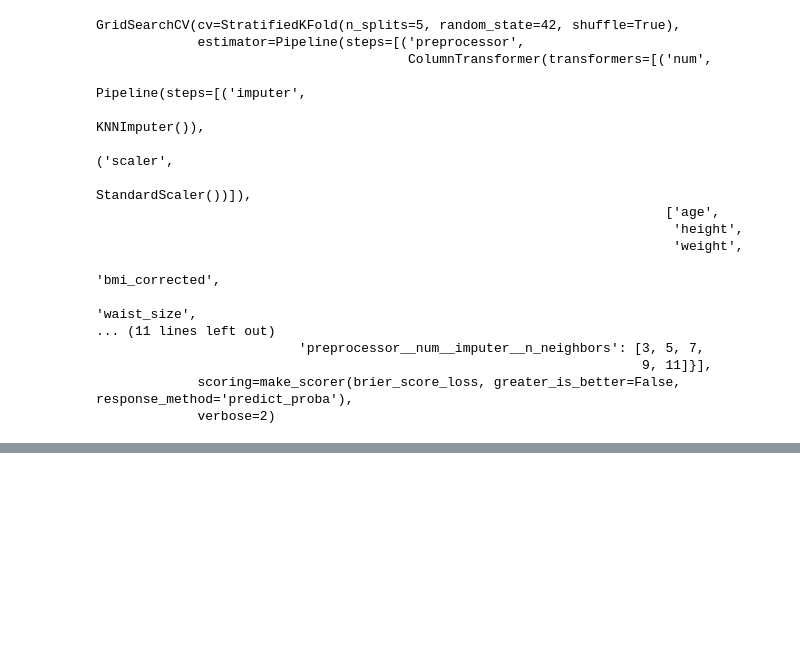
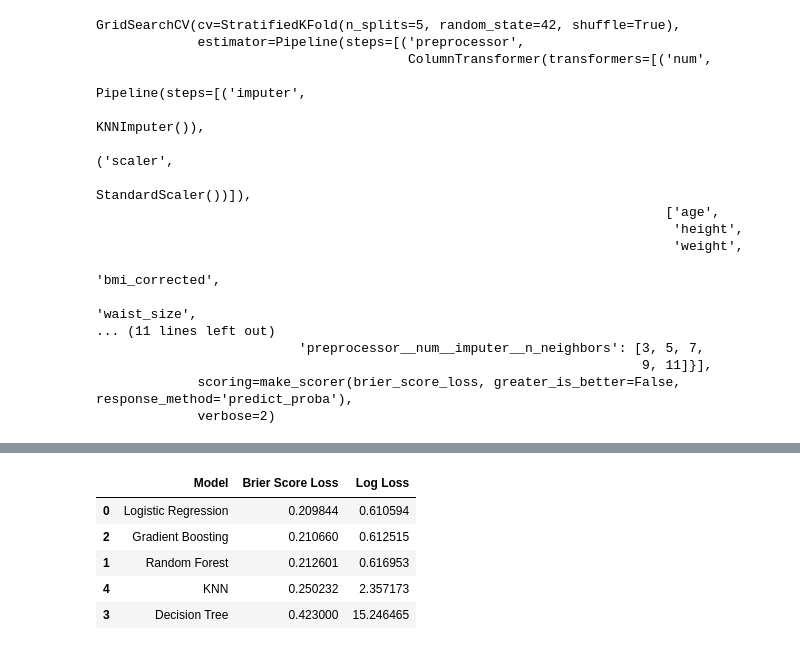
Before and after one commit to ISYE7406-Fall2025/Health_Lifestyle_ML, a Jupyter notebook: Modeling/modeling.ipynb, the cells around one changed output, grey strips where cells are left out. Cells and saved outputs as stored; diff of their text form; code cells hidden in the pictures; blank space fills up the shorter version.

```diff
--- a/Modeling/modeling.ipynb
+++ b/Modeling/modeling.ipynb
@@ -206,0 +217,51 @@ params_df.head()
+# %%
+models = {
+    'Logistic Regression': Pipeline([
+        ('preprocessor', preprocessor),
+        ('model', LogisticRegression())
+    ]),
+    'Random Forest': Pipeline([
+        ('preprocessor', preprocessor),
+        ('model', RandomForestClassifier(random_state=42))
+    ]),
+    'Gradient Boosting': Pipeline([
+        ('preprocessor', preprocessor),
+        ('model', GradientBoostingClassifier(random_state=42))
+    ]),
+    'Decision Tree': Pipeline([
+        ('preprocessor', preprocessor),
+        ('model', DecisionTreeClassifier(random_state=42))
+    ]),
+    'KNN': Pipeline([
+        ('preprocessor', preprocessor),
+        ('model', KNeighborsClassifier(n_neighbors=5))
+    ])
+}
+# %%
+## Train models and append results
+
+results = []
+
+for model, pipeline in tqdm(models.items(), desc="Training Models"):
+    pipeline.fit(X_train_sample, y_train_sample)
+    y_pred_prob = pipeline.predict_proba(X_test_sample)[:, 1]   ## class 1 is diseased
+
+    brier = brier_score_loss(y_test_sample, y_pred_prob)
+    logloss = log_loss(y_test_sample, y_pred_prob)
+
+    results.append({
+        'Model': model,
+        'Brier Score Loss': brier,
+        'Log Loss': logloss
+    })
+
+results_df = pd.DataFrame(results).sort_values(by='Log Loss')
+results_df.to_csv('../Data/preliminaryResults.csv', index=False)
+results_df
+# %% [output]
+|  | Model | Brier Score Loss | Log Loss |
+| 0 | Logistic Regression | 0.209844 | 0.610594 |
+| 2 | Gradient Boosting | 0.210660 | 0.612515 |
+| 1 | Random Forest | 0.212601 | 0.616953 |
+| 4 | KNN | 0.250232 | 2.357173 |
+| 3 | Decision Tree | 0.423000 | 15.246465 |
```
Also changed, not shown: parts of 13 cells of this notebook.
